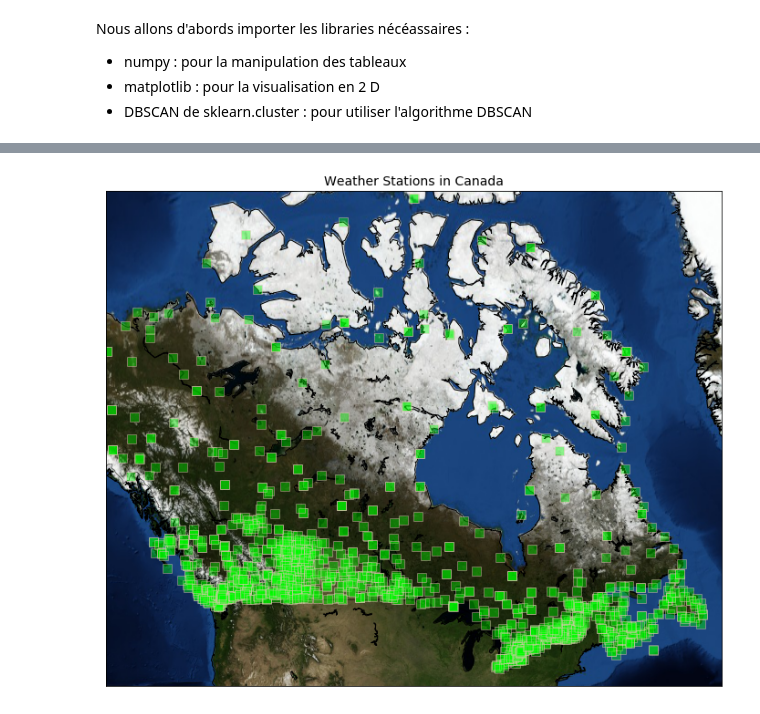
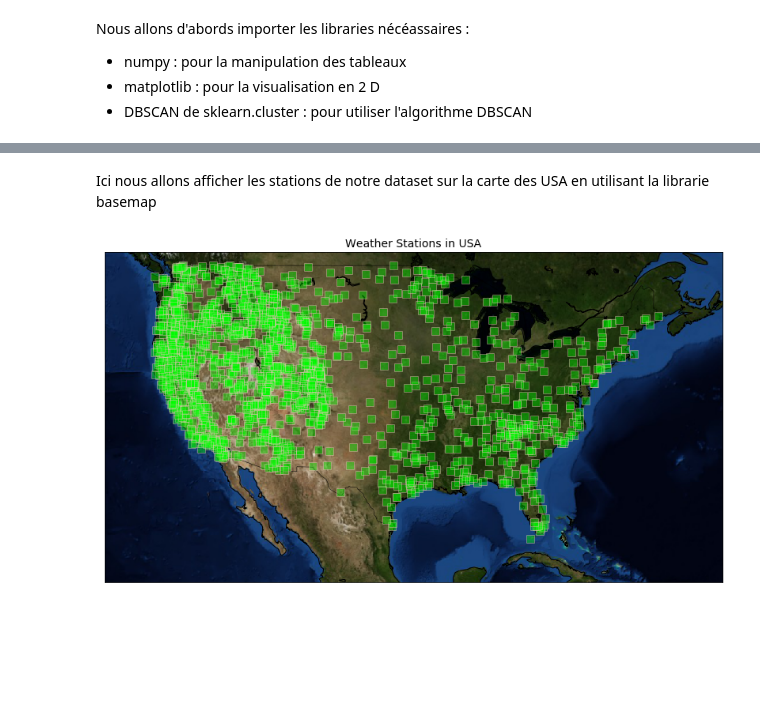
Before and after one commit to SihemBouhenniche/Dbscan, a Jupyter notebook: DBSCAN.ipynb, the cells around one changed output, grey strips where cells are left out. Cells and saved outputs as stored; diff of their text form; code cells hidden in the pictures; blank space fills up the shorter version.

```diff
--- a/DBSCAN.ipynb
+++ b/DBSCAN.ipynb
@@ -21,7 +23,7 @@ Saving weather-stations.csv to weather-stations (1).csv
 # %%
 import pandas as pd
 
-weather_df = pd.read_csv('weather-stations.csv')
+weather_df = pd.read_excel('dataset.xlsx')
 print ("Shape of the DataFrame: ", weather_df.shape)
 weather_df.head(3)
 # %% [output]
@@ -33,4 +41,4 @@ Shape of the DataFrame:  (1341, 25)
 # %%
-weather_df.dropna(subset=['Tm', 'Tx', 'Tn'], inplace=True)
+weather_df.dropna(subset=['MinTemp', 'MaxTemp', 'AvgTemp'], inplace=True)
 print ("After Dropping Rows that contains NaN on Mean, Max, Min Temperature Column: ", weather_df.shape)
 # %% [output]
@@ -60,49 +70,52 @@ Successfully installed basemap-1.2.1 pyproj-2.4.0 pyshp-2.1.0
+# %% [markdown]
+Ici nous allons afficher les stations de notre dataset sur la carte des USA en utilisant la librarie basemap
 # %%
 from mpl_toolkits.basemap import Basemap
 import matplotlib
 from PIL import Image
 import matplotlib.pyplot as plt
 #print (matplotlib.__version__)
 from pylab import rcParams
 %matplotlib inline
 rcParams['figure.figsize'] = (14,10)
 
+# defining longitude and lattitude boundaries of canada
 
-llon=-140
-ulon=-50
-llat=40
-ulat=75
+llon=-130
+ulon=-60
+llat=20
+ulat=50
 
 # selecting the boundaries of the map from lattitude and longitude
 
-weather_df = weather_df[(weather_df['Long'] > llon) & (weather_df['Long'] < ulon) &
-                        (weather_df['Lat'] > llat) &(weather_df['Lat'] < ulat)]
+weather_df = weather_df[(weather_df['LONGITUDE'] > llon) & (weather_df['LONGITUDE'] < ulon) &
+                        (weather_df['LATITUDE'] > llat) &(weather_df['LATITUDE'] < ulat)]
 
-
+# we creat a map with  Mercator projection and using lat & long boundaries
 
 my_map = Basemap(projection='merc',
             resolution = 'l', area_thresh = 1000.0,
             llcrnrlon=llon, llcrnrlat=llat, #min longitude (llcrnrlon) and latitude (llcrnrlat)
             urcrnrlon=ulon, urcrnrlat=ulat) #max longitude (urcrnrlon) and latitude (urcrnrlat)
 
+# for better visualisation
+
 my_map.drawcoastlines()
 my_map.drawcountries()
 my_map.drawlsmask(land_color='orange', ocean_color='skyblue')
-#my_map.shadedrelief()
 my_map.bluemarble()
-# To collect data based on stations
 
-xs,ys = my_map(np.asarray(weather_df.Long), np.asarray(weather_df.Lat))
+# To collect data based on stations, here  Latitude and Longitude are converted to x/y map projection coordinates
+
+xs,ys = my_map(np.asarray(weather_df['LONGITUDE']), np.asarray(weather_df['LATITUDE']))
 weather_df['xm']= xs.tolist()
 weather_df['ym'] =ys.tolist()
 
-#Visualization1
+# Stations visualization on map
 for index,row in weather_df.iterrows():
-#   x,y = my_map(row.Long, row.Lat)
    my_map.plot(row.xm, row.ym,markerfacecolor ='lime',markeredgecolor='pink', marker='s', markersize= 10, alpha = 0.4)
-#plt.text(x,y,stn)
-plt.title("Weather Stations in Canada", fontsize=14)
-plt.savefig("Canada_WS.png", dpi=300)
+plt.title("Weather Stations in USA", fontsize=14)
+plt.savefig("USA_WS.png", dpi=300)
 plt.show()
 # %% [output]
-[figure, old version]
+[figure, new version]
```
Also changed, not shown: parts of 18 cells of this notebook, 2 other files.
